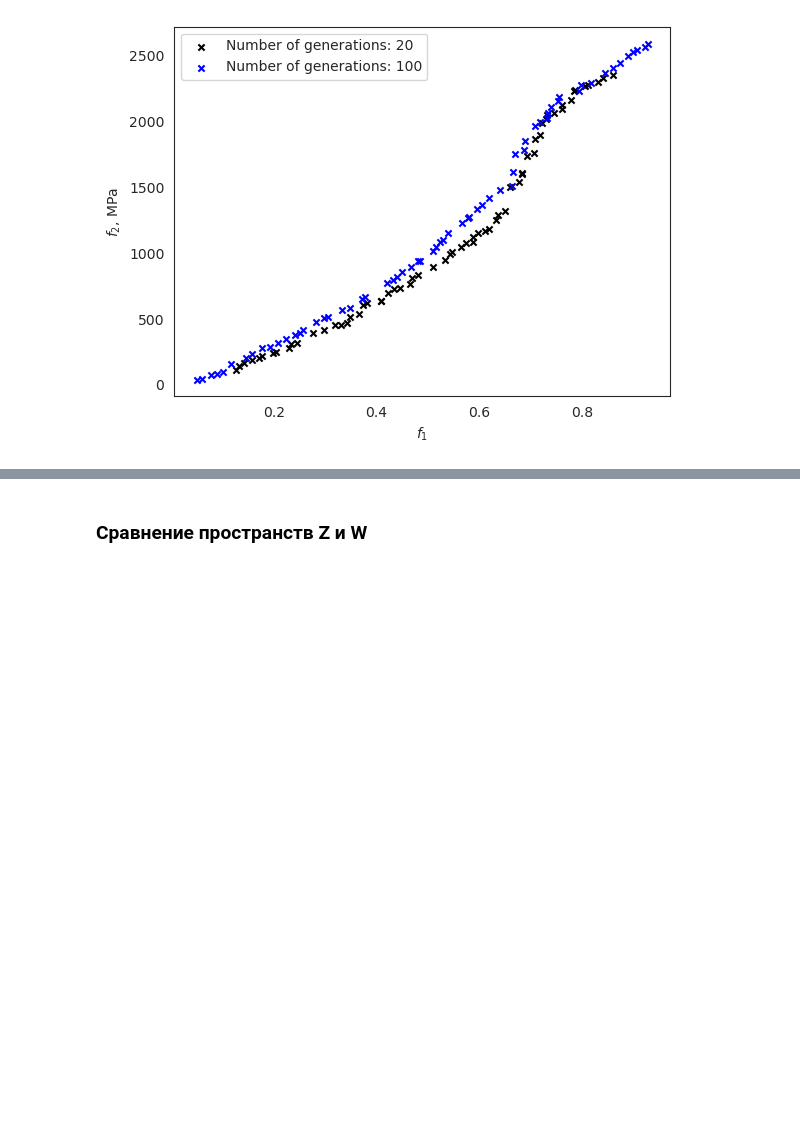
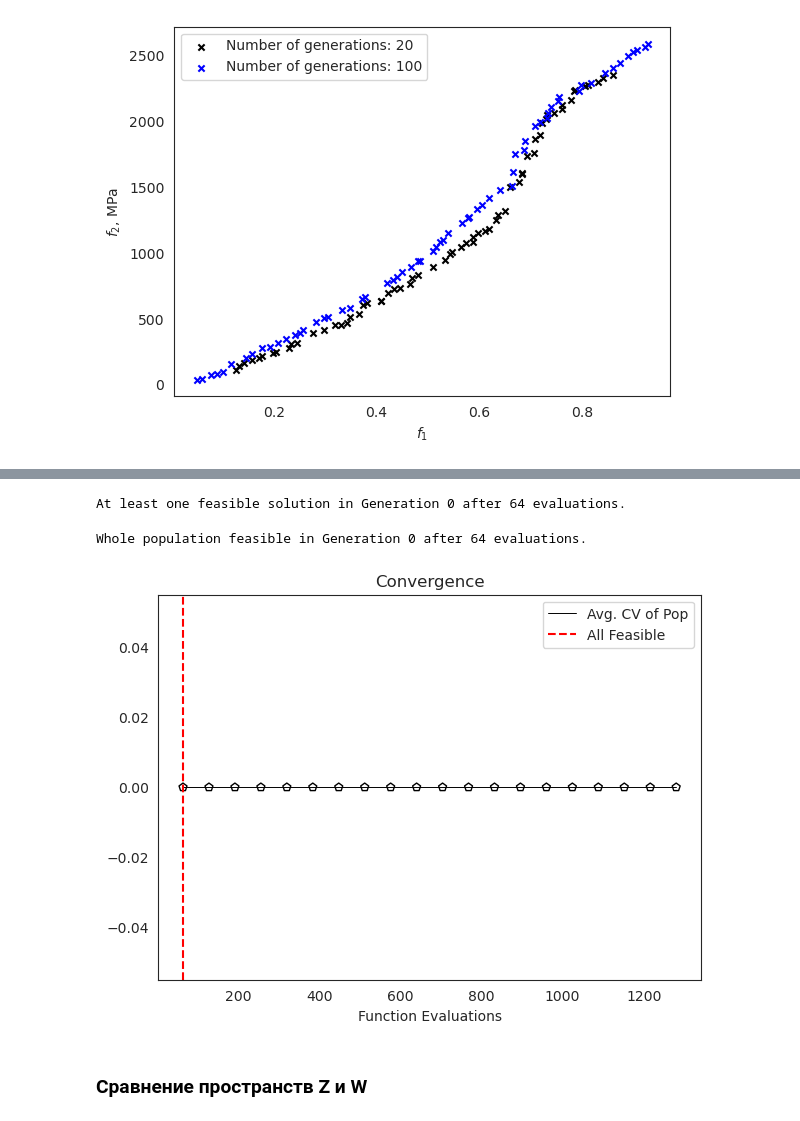
Before and after one commit to evg-kononov/materials-design, a Jupyter notebook: stats/properties.ipynb, the cells around one changed output, grey strips where cells are left out. Drawn from its saved outputs; the diff is of its cells as text; code cells hidden in the pictures; blank space fills up the shorter version.

```diff
--- a/stats/properties.ipynb
+++ b/stats/properties.ipynb
@@ -251,3 +289,26 @@ ax.legend()
+# %%
+k = np.where(np.array(hist_cv) <= 0.0)[0].min()
+print(f"At least one feasible solution in Generation {k} after {n_evals[k]} evaluations.")
+# %% [output]
+At least one feasible solution in Generation 0 after 64 evaluations.
+# %%
+# replace this line by `hist_cv` if you like to analyze the least feasible optimal solution and not the population
+vals = hist_cv_avg
+
+k = np.where(np.array(vals) <= 0.0)[0].min()
+print(f"Whole population feasible in Generation {k} after {n_evals[k]} evaluations.")
+
+plt.figure(figsize=(7, 5))
+plt.plot(n_evals, vals,  color='black', lw=0.7, label="Avg. CV of Pop")
+plt.scatter(n_evals, vals,  facecolor="none", edgecolor='black', marker="p")
+plt.axvline(n_evals[k], color="red", label="All Feasible", linestyle="--")
+plt.title("Convergence")
+plt.xlabel("Function Evaluations")
+plt.legend()
+plt.show()
+# %% [output]
+Whole population feasible in Generation 0 after 64 evaluations.
+[figure, added]
 # %% [markdown]
 ### Сравнение пространств Z и W
 # %%
```
Also changed, not shown: parts of 4 cells of this notebook.
